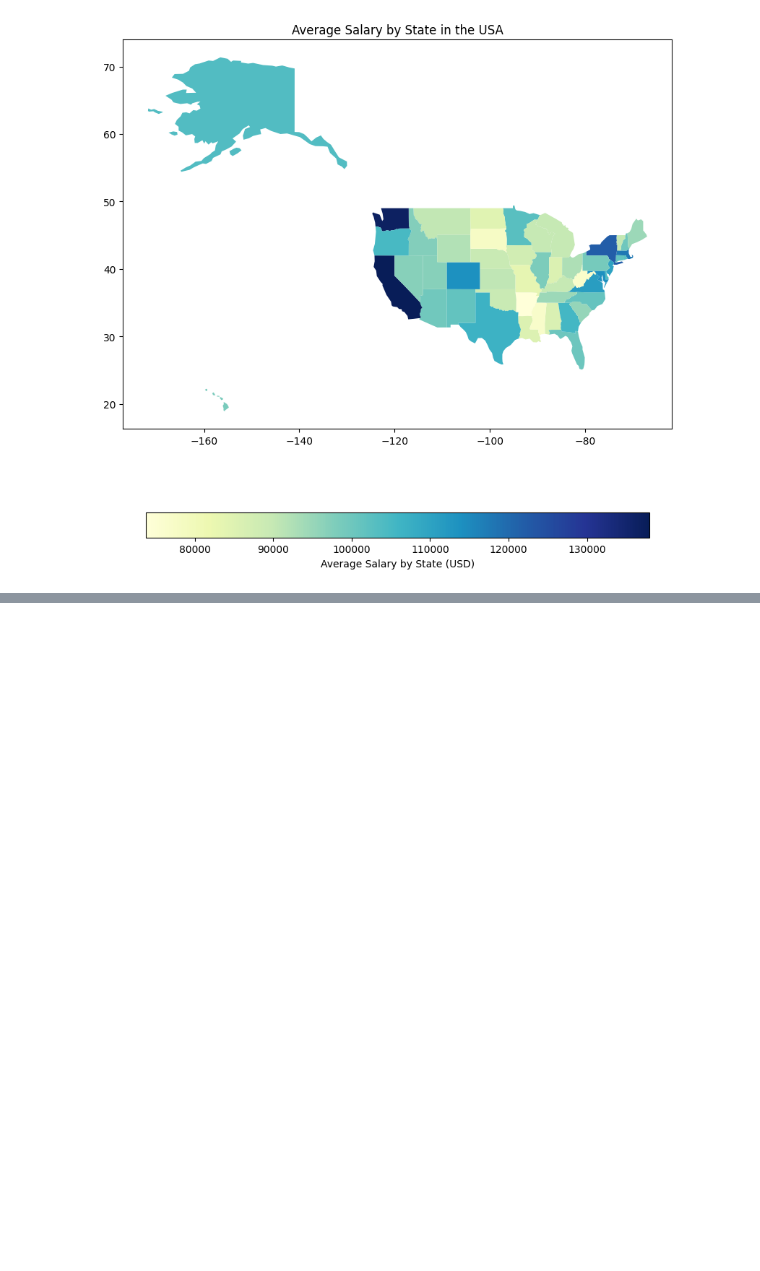
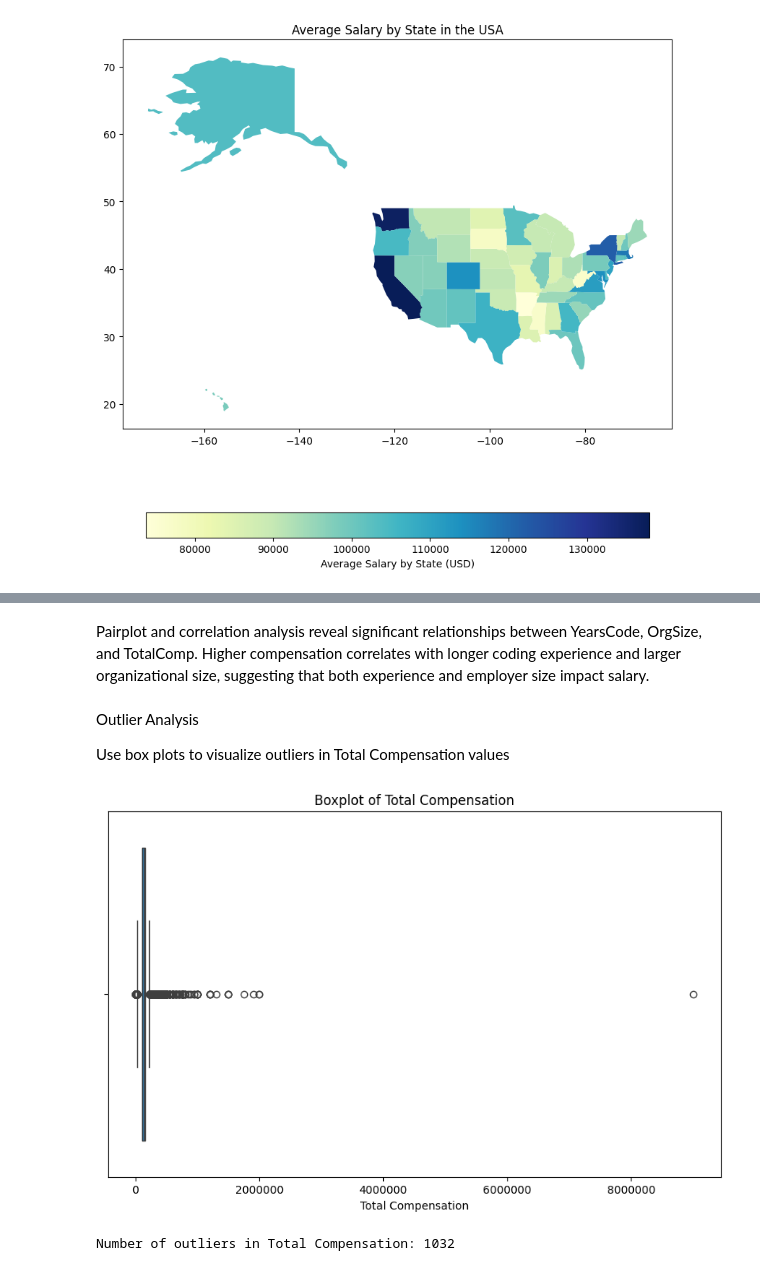
Before and after one commit to tfmontague/developer-salary-capstone, a Jupyter notebook: data_exploration.ipynb, the cells around one changed output, grey strips where cells are left out. Cells and saved outputs as stored; diff of their text form; code cells hidden in the pictures; blank space fills up the shorter version.

```diff
--- a/data_exploration.ipynb
+++ b/data_exploration.ipynb
@@ -246,0 +303,25 @@ plt.show()
+# %% [markdown]
+Pairplot and correlation analysis reveal significant relationships between YearsCode, OrgSize, and TotalComp. Higher compensation correlates with longer coding experience and larger organizational size,
+suggesting that both experience and employer size impact salary.
+# %% [markdown]
+Outlier Analysis
+
+Use box plots to visualize outliers in Total Compensation values
+# %%
+# Box plot to detect outliers in TotalComp
+plt.figure(figsize=(10, 6))
+sns.boxplot(x=data['TotalComp'])
+plt.title("Boxplot of Total Compensation")
+plt.xlabel("Total Compensation")
+plt.ticklabel_format(style='plain', axis='x')  # Avoid scientific notation on the x-axis
+plt.show()
+
+# Detect and count outliers (using 1.5 IQR rule)
+Q1 = data['TotalComp'].quantile(0.25)
+Q3 = data['TotalComp'].quantile(0.75)
+IQR = Q3 - Q1
+outliers = data[(data['TotalComp'] < (Q1 - 1.5 * IQR)) | (data['TotalComp'] > (Q3 + 1.5 * IQR))]
+print(f"Number of outliers in Total Compensation: {outliers.shape[0]}")
+# %% [output]
+[figure, added]
+Number of outliers in Total Compensation: 1032
```
Also changed, not shown: parts of 10 cells of this notebook, 8 other files.
